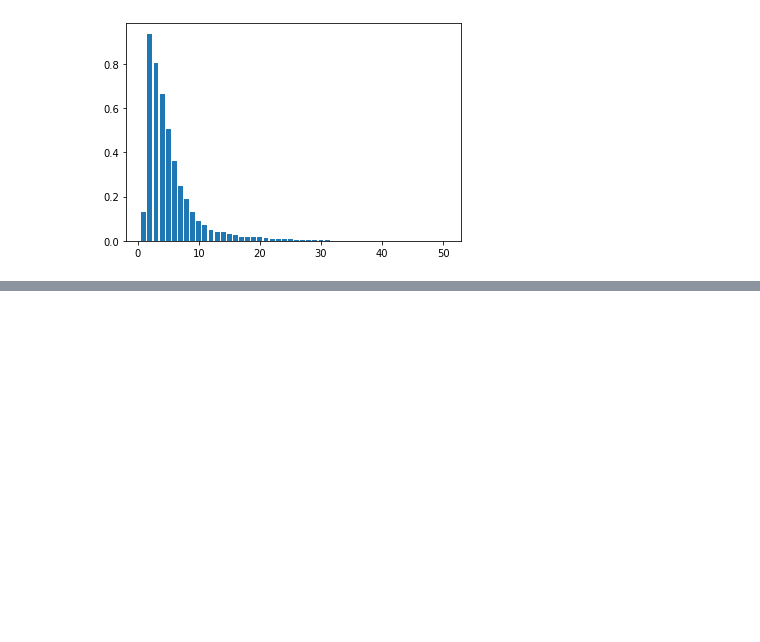
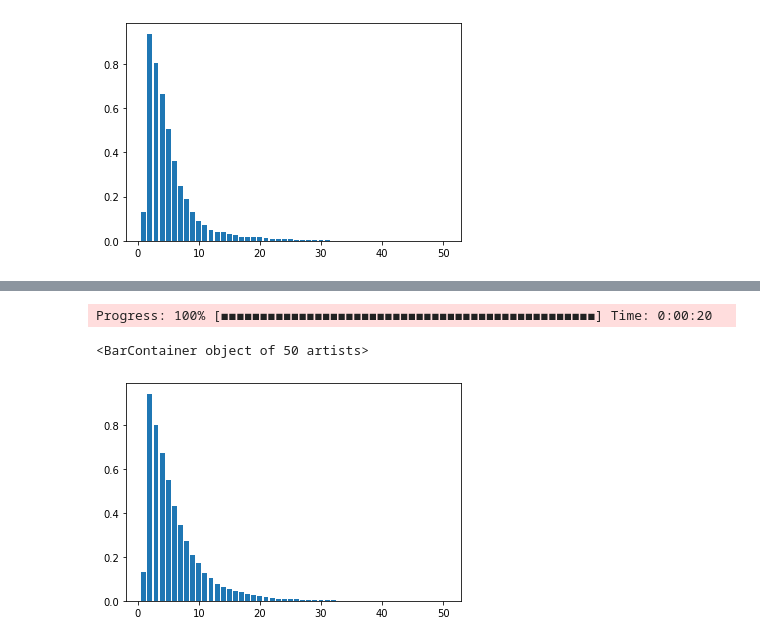
Before and after one commit to cycle13/end2endai, a Jupyter notebook: complex_networks/estimate_m_tau.ipynb, the cells around one changed output, grey strips where cells are left out. Drawn from its saved outputs; the diff is of its cells as text; code cells hidden in the pictures; blank space fills up the shorter version.

```diff
--- a/complex_networks/estimate_m_tau.ipynb
+++ b/complex_networks/estimate_m_tau.ipynb
@@ -151,0 +164,9 @@ plt.bar(dims, fnn) # m = 26
+# %%
+fnn, dims = fnn(amo.flatten(), tau=3, maxdim=50)
+# %% [output]
+Progress: 100% [◼◼◼◼◼◼◼◼◼◼◼◼◼◼◼◼◼◼◼◼◼◼◼◼◼◼◼◼◼◼◼◼◼◼◼◼◼◼◼◼◼◼◼◼◼◼◼◼] Time: 0:00:20
+# %%
+plt.bar(dims, fnn) # m = 27
+# %% [output]
+<BarContainer object of 50 artists>
+[figure, added]
```
Also changed, not shown: parts of 3 cells of this notebook.
